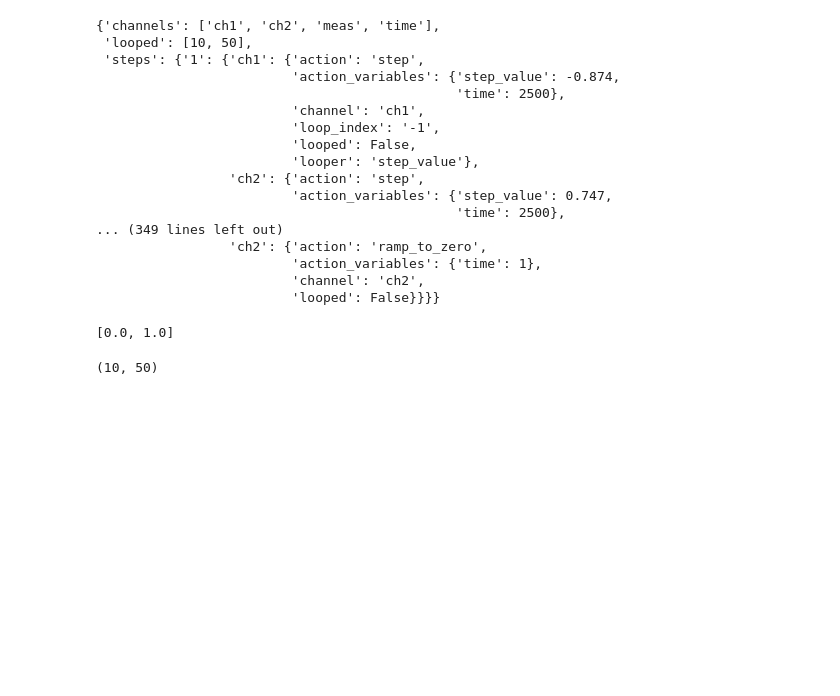
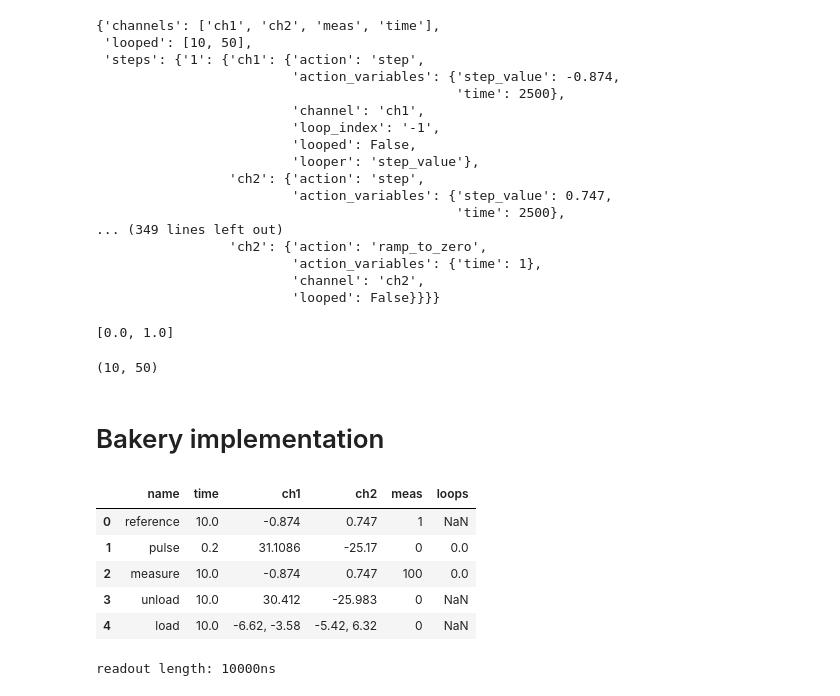
Before and after one commit to qdev-dk/QMachine, a Jupyter notebook: qmachine/pulse_generator/Pulse_generator_test.ipynb, the cells around one changed output. Drawn from its saved outputs; the diff is of its cells as text; code cells hidden in the pictures; blank space fills up the shorter version.

Commit message:
added 1loop arbitrary pulsing to Pulser, yet to be implemented is: 2loop arbitrary pulses, and building the baked waveforms from Pulse_builder class.

```diff
--- a/qmachine/pulse_generator/Pulse_generator_test.ipynb
+++ b/qmachine/pulse_generator/Pulse_generator_test.ipynb
@@ -428,3 +428,31 @@ indexes
 vals.shape
 # %% [output]
 (10, 50)
+# %% [markdown]
+# Bakery implementation
+# %%
+import pandas as pd
+import numpy as np
+from qmachine.pulse_generator.pulse_generator import Pulse_builder, Pulser
+from config import config
+from pprint import pprint
+dividers = {'ch1': 8.18*1e-3, 'ch2': 8.27*1e-3}
+
+time_df = pd.read_csv('dephasing_220602_tektronix_differential.csv')
+time_df['time'].iat[0]=f'{10.0}'
+time_df['time'].iat[1]=f'{0.2}'
+time_df['ch1'].iat[1] = '31.1086'
+time_df['ch2'].iat[1] = '-25.17'
+meas_column = [1,0,100,0,0]
+loop_column = [np.nan,0,0,np.nan,np.nan]
+time_df['meas'] = meas_column
+time_df['loops'] = loop_column
+time_df = time_df.drop(['Unnamed: 0','m11','m21','m12','m22','type'],axis='columns')
+time_df
+# %% [output]
+|  | name | time | ch1 | ch2 | meas | loops |
+| 0 | reference | 10.0 | -0.874 | 0.747 | 1 | NaN |
+| 1 | pulse | 0.2 | 31.1086 | -25.17 | 0 | 0.0 |
+| 2 | measure | 10.0 | -0.874 | 0.747 | 100 | 0.0 |
+| 3 | unload | 10.0 | 30.412 | -25.983 | 0 | NaN |
+| 4 | load | 10.0 | -6.62, -3.58 | -5.42, 6.32 | 0 | NaN |
@@ -430,0 +487,5 @@ vals.shape
+# %%
+pb = Pulse_builder(dividers)
+pulser = Pulser(config,measpulse='readout_pulse_0_2')
+# %% [output]
+readout length: 10000ns
```
Also changed, not shown: parts of 5 cells of this notebook, 1 other file.
